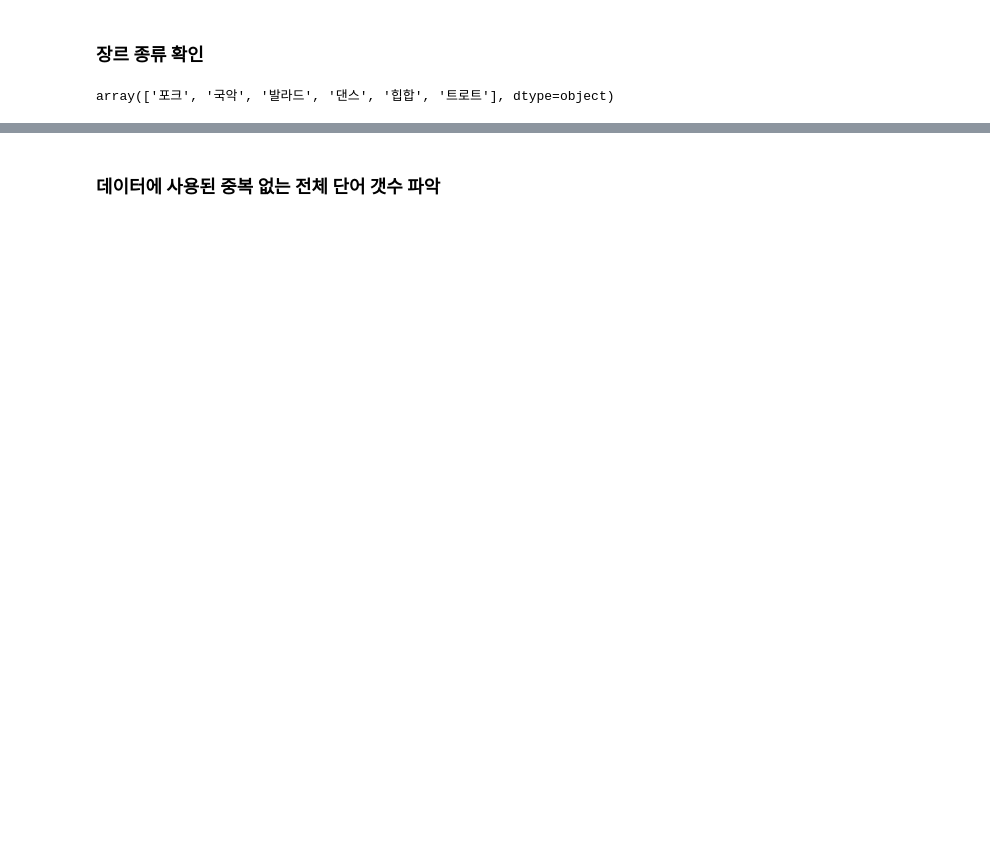
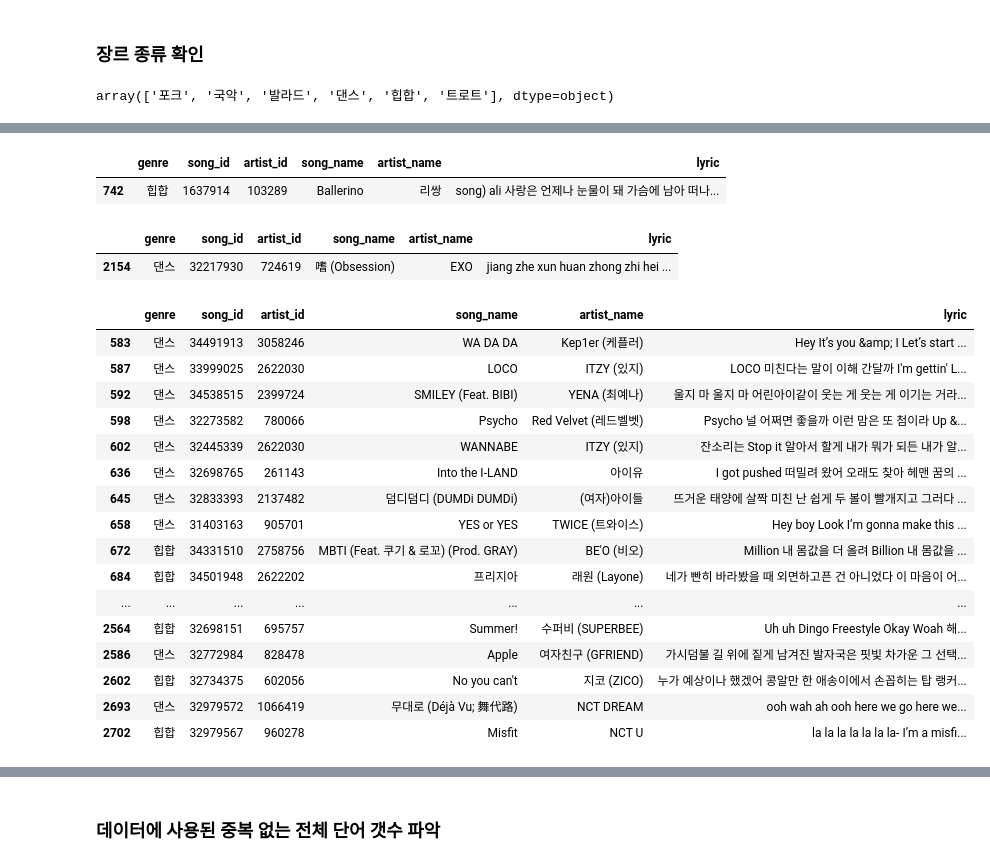
Before and after one commit to monargent0/TJPythonClass, a Jupyter notebook: TeamProject/장르예측.ipynb, the cells around one changed output, grey strips where cells are left out. Drawn from its saved outputs; the diff is of its cells as text; code cells hidden in the pictures; blank space fills up the shorter version.

```diff
--- a/TeamProject/장르예측.ipynb
+++ b/TeamProject/장르예측.ipynb
@@ -109,3 +102,0 @@ songs[songs['lyric'].str.contains('개리')]
-# %%
-songs = songs[['genre','song_name',"artist_name",'lyric']]
-rnn = songs[['genre','lyric']]
@@ -120,0 +189,30 @@ array(['포크', '국악', '발라드', '댄스', '힙합', '트로트'], dtype=
+# %%
+songs[songs['lyric'].str.contains(r"개리")]
+# %% [output]
+|  | genre | song_id | artist_id | song_name | artist_name | lyric |
+| 742 | 힙합 | 1637914 | 103289 | Ballerino | 리쌍 | song) ali 사랑은 언제나 눈물이 돼 가슴에 남아 떠나... |
+# %%
+songs[songs['song_name'].str.contains("嗜")]
+# %% [output]
+|  | genre | song_id | artist_id | song_name | artist_name | lyric |
+| 2154 | 댄스 | 32217930 | 724619 | 嗜 (Obsession) | EXO | jiang zhe xun huan zhong zhi hei ... |
+# %%
+songs[songs['lyric'].str.contains("amp;")]
+# %% [output]
+|  | genre | song_id | artist_id | song_name | artist_name | lyric |
+| 583 | 댄스 | 34491913 | 3058246 | WA DA DA | Kep1er (케플러) | Hey It’s you &amp; I Let’s start ... |
+| 587 | 댄스 | 33999025 | 2622030 | LOCO | ITZY (있지) | LOCO 미친다는 말이 이해 간달까 I'm gettin' L... |
+| 592 | 댄스 | 34538515 | 2399724 | SMILEY (Feat. BIBI) | YENA (최예나) | 울지 마 울지 마 어린아이같이 웃는 게 웃는 게 이기는 거라... |
+| 598 | 댄스 | 32273582 | 780066 | Psycho | Red Velvet (레드벨벳) | Psycho 널 어쩌면 좋을까 이런 맘은 또 첨이라 Up &... |
+| 602 | 댄스 | 32445339 | 2622030 | WANNABE | ITZY (있지) | 잔소리는 Stop it 알아서 할게 내가 뭐가 되든 내가 알... |
+| 636 | 댄스 | 32698765 | 261143 | Into the I-LAND | 아이유 | I got pushed 떠밀려 왔어 오래도 찾아 헤맨 꿈의 ... |
+| 645 | 댄스 | 32833393 | 2137482 | 덤디덤디 (DUMDi DUMDi) | (여자)아이들 | 뜨거운 태양에 살짝 미친 난 쉽게 두 볼이 빨개지고 그러다 ... |
+| 658 | 댄스 | 31403163 | 905701 | YES or YES | TWICE (트와이스) | Hey boy Look I’m gonna make this ... |
+| 672 | 힙합 | 34331510 | 2758756 | MBTI (Feat. 쿠기 & 로꼬) (Prod. GRAY) | BE'O (비오) | Million 내 몸값을 더 올려 Billion 내 몸값을 ... |
+| 684 | 힙합 | 34501948 | 2622202 | 프리지아 | 래원 (Layone) | 네가 빤히 바라봤을 때 외면하고픈 건 아니었다 이 마음이 어... |
+| ... | ... | ... | ... | ... | ... | ... |
+| 2564 | 힙합 | 32698151 | 695757 | Summer! | 수퍼비 (SUPERBEE) | Uh uh Dingo Freestyle Okay Woah 해... |
+| 2586 | 댄스 | 32772984 | 828478 | Apple | 여자친구 (GFRIEND) | 가시덤불 길 위에 짙게 남겨진 발자국은 핏빛 차가운 그 선택... |
+| 2602 | 힙합 | 32734375 | 602056 | No you can't | 지코 (ZICO) | 누가 예상이나 했겠어 콩알만 한 애송이에서 손꼽히는 탑 랭커... |
+| 2693 | 댄스 | 32979572 | 1066419 | 무대로 (Déjà Vu; 舞代路) | NCT DREAM | ooh wah ah ooh here we go here we... |
+| 2702 | 힙합 | 32979567 | 960278 | Misfit | NCT U | la la la la la la la- I’m a misfi... |
```
Also changed, not shown: parts of 28 cells of this notebook, 2 other files.
